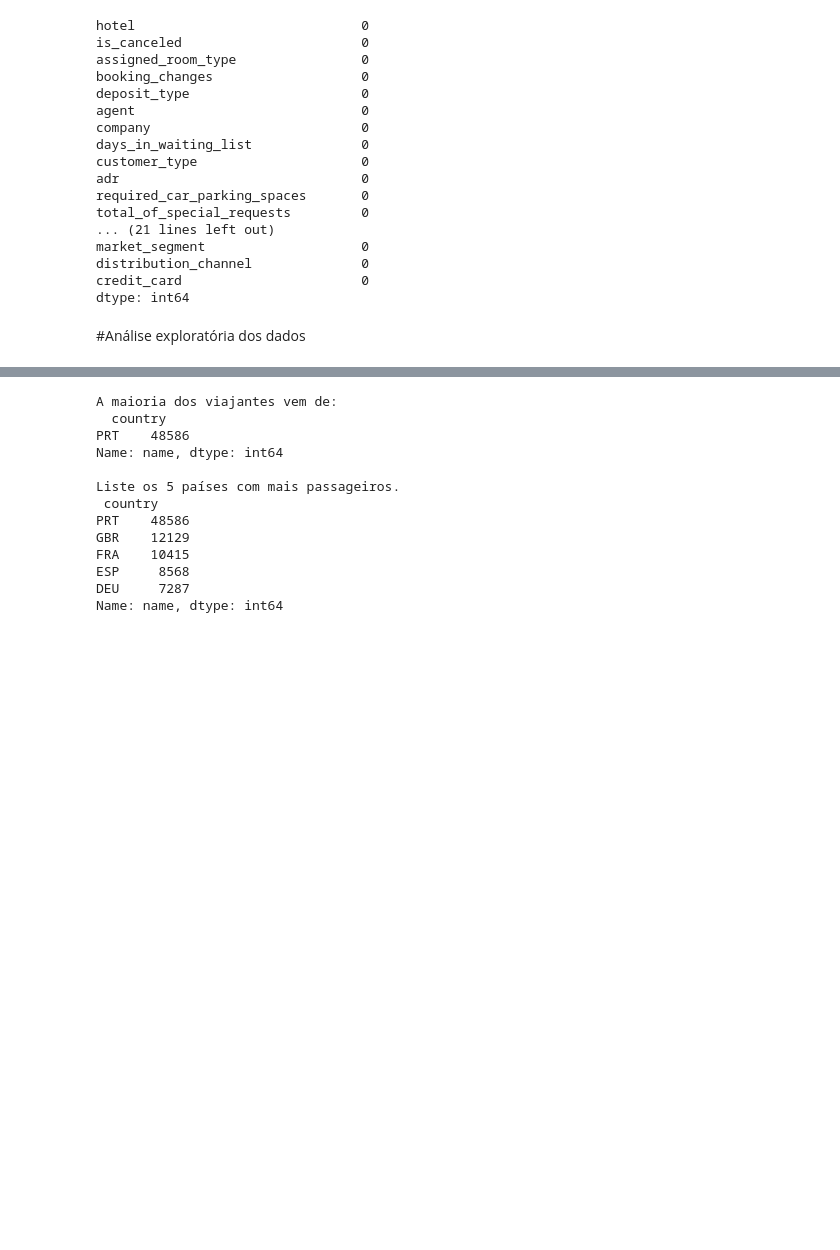
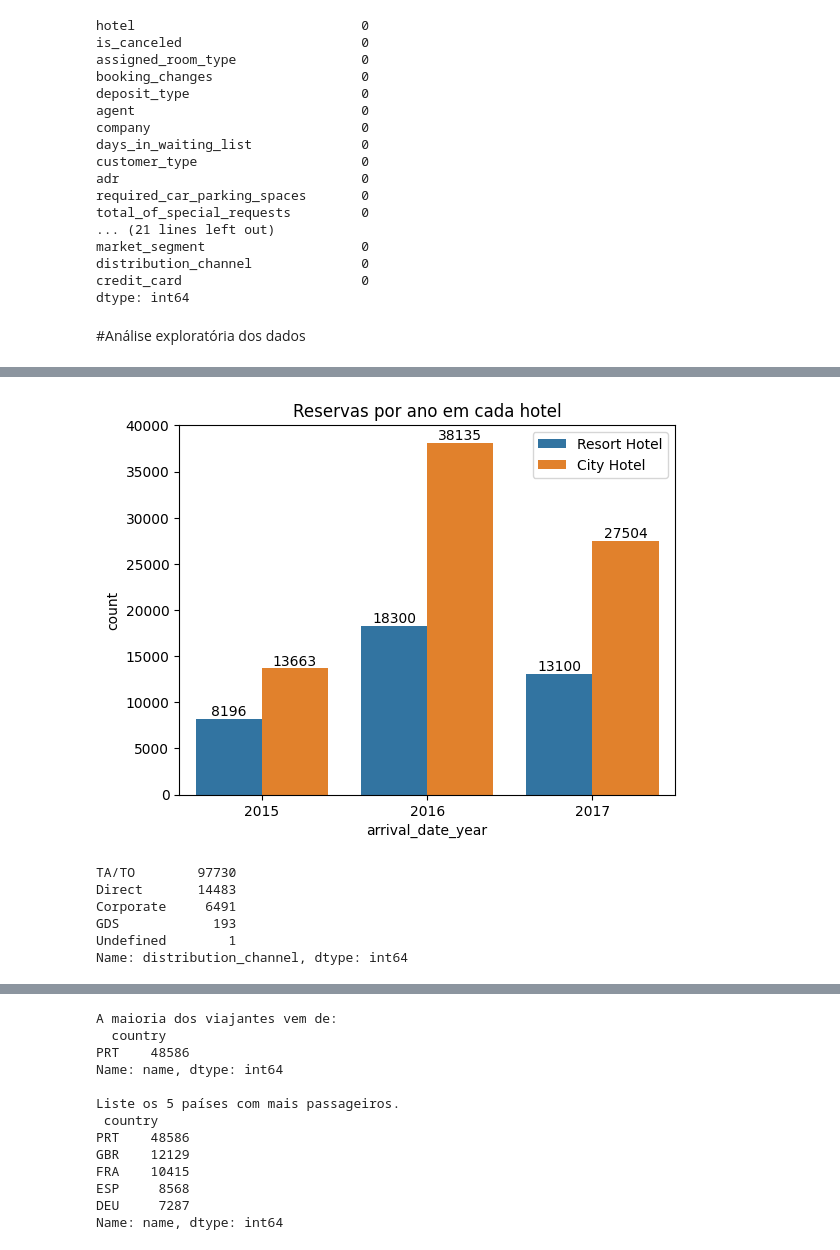
Before and after one commit to mariliafcborba/HotelBooking, a Jupyter notebook: Hotel_Booking.ipynb, the cells around one changed output, grey strips where cells are left out. Cells and saved outputs as stored; diff of their text form; code cells hidden in the pictures; blank space fills up the shorter version.

```diff
--- a/Hotel_Booking.ipynb
+++ b/Hotel_Booking.ipynb
@@ -131,0 +181,20 @@ dtype: int64
+# %%
+# Visualização de reservas por ano em cada hotel
+ax = sns.countplot(data=df , x="arrival_date_year" , hue="hotel" )
+plt.legend()
+plt.title("Reservas por ano em cada hotel")
+for p in ax.patches:
+    ax.annotate(format(p.get_height(), '.0f'), (p.get_x() + p.get_width() / 2., p.get_height()),
+                ha = 'center', va = 'center', xytext = (0, 5), textcoords = 'offset points')
+# %% [output]
+[figure, added]
+# %%
+# Quantidade de reservas por canal de distribuição
+df['distribution_channel'].value_counts()
+# %% [output]
+TA/TO        97730
+Direct       14483
+Corporate     6491
+GDS            193
+Undefined        1
+Name: distribution_channel, dtype: int64
```
Also changed, not shown: parts of 7 cells of this notebook.
